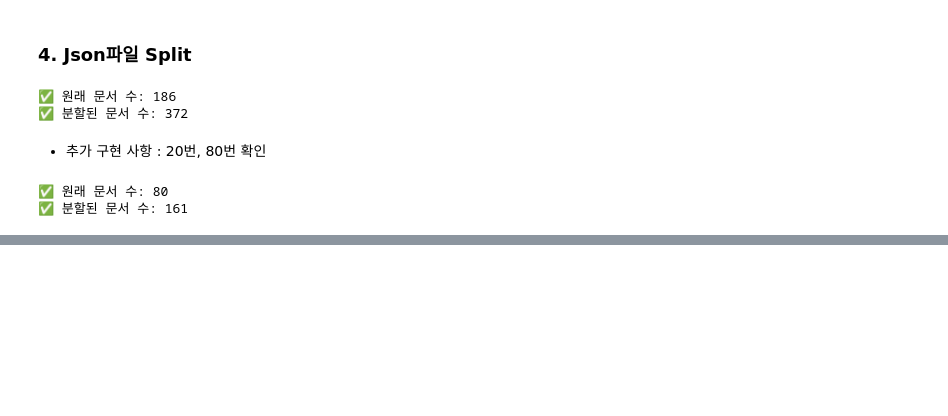
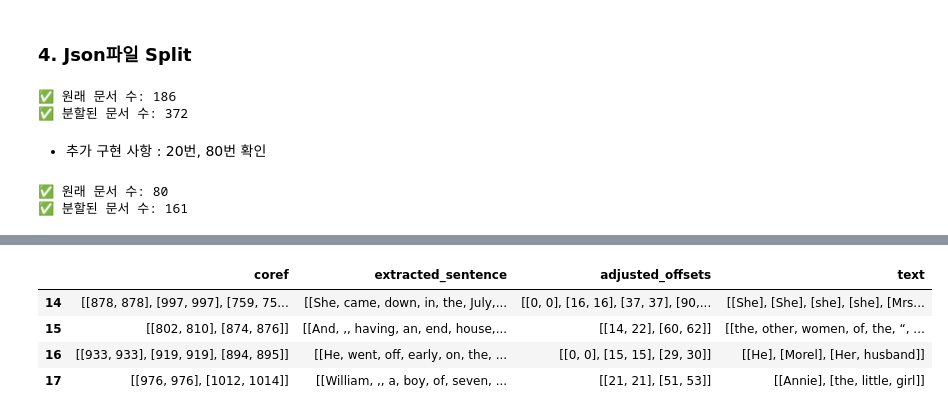
Before and after one commit to Gayeon6423/Improvement-of-the-Coreference-Resolution-model, a Jupyter notebook: post_process.ipynb, the cells around one changed output, grey strips where cells are left out. Drawn from its saved outputs; the diff is of its cells as text; code cells hidden in the pictures; blank space fills up the shorter version.

```diff
--- a/post_process.ipynb
+++ b/post_process.ipynb
@@ -549,0 +700,8 @@ len(flatten_litbank_json_sentences)
+# %%
+split_litbank_df_0[14:]
+# %% [output]
+|  | coref | extracted_sentence | adjusted_offsets | text |
+| 14 | [[878, 878], [997, 997], [759, 75... | [[She, came, down, in, the, July,... | [[0, 0], [16, 16], [37, 37], [90,... | [[She], [She], [she], [she], [Mrs... |
+| 15 | [[802, 810], [874, 876]] | [[And, ,, having, an, end, house,... | [[14, 22], [60, 62]] | [[the, other, women, of, the, “, ... |
+| 16 | [[933, 933], [919, 919], [894, 895]] | [[He, went, off, early, on, the, ... | [[0, 0], [15, 15], [29, 30]] | [[He], [Morel], [Her, husband]] |
+| 17 | [[976, 976], [1012, 1014]] | [[William, ,, a, boy, of, seven, ... | [[21, 21], [51, 53]] | [[Annie], [the, little, girl]] |
```
Also changed, not shown: parts of 21 cells of this notebook, 1 other file.
